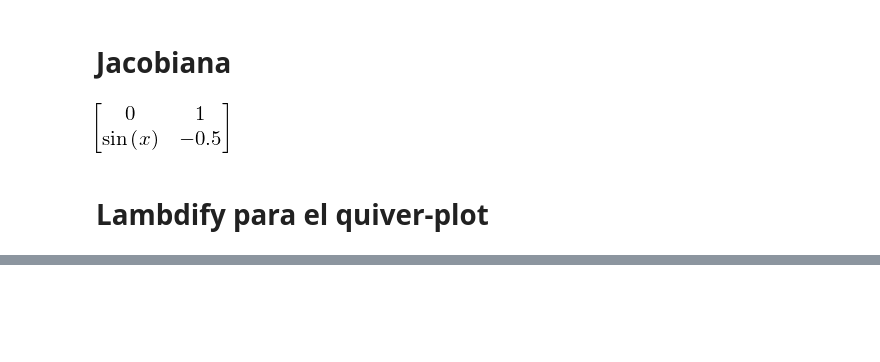
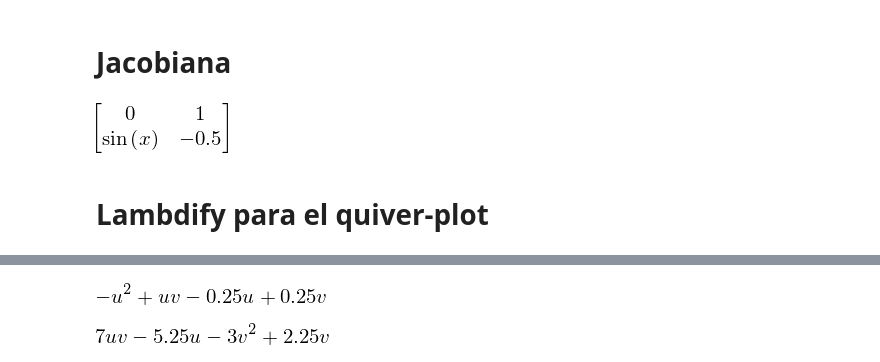
Before and after one commit to rgarcia-herrera/sistemas-dinamicos, a Jupyter notebook: polking.ipynb, the cells around one changed output, grey strips where cells are left out. Drawn from its saved outputs; the diff is of its cells as text; code cells hidden in the pictures; blank space fills up the shorter version.

```diff
--- a/polking.ipynb
+++ b/polking.ipynb
@@ -51,16 +51,8 @@ J
 # Lambdify para el quiver-plot
 # %%
 x,y,u,v = symbols('x y u v')
-expr = (1 - x - y) * x
-f = lambdify((u, v), expr.subs({x:(1/4)+u, y:(3/4)-v}), "numpy")
+expr0 = (1 - x - y) * x
+f = lambdify((u, v), expr0.subs({x:(1/4)+u, y:(3/4)-v}), "numpy")
 
-expr = (4 -7 * x - 3 * y) * y
-g = lambdify((u, v), expr.subs({x:(1/4)+u, y:(3/4)-v}), "numpy")
-
-i, j = np.meshgrid(np.linspace(-1, 1, 15),
-                   np.linspace(-1, 1, 15))
-u = f(i,j)
-v = g(i,j)
-
-plt.quiver(i, j, u, v)
-plt.show()
+expr1 = (4 -7 * x - 3 * y) * y
+g = lambdify((u, v), expr1.subs({x:(1/4)+u, y:(3/4)-v}), "numpy")
@@ -70,0 +59,8 @@ plt.quiver?
+# %%
+expand(expr0.subs({x:(1/4)+u, y:(3/4)-v}))
+# %% [output]
+[figure, added]
+# %%
+expand(expr1.subs({x:(1/4)+u, y:(3/4)-v}))
+# %% [output]
+[figure, added]
```
Also changed, not shown: parts of 3 cells of this notebook.
